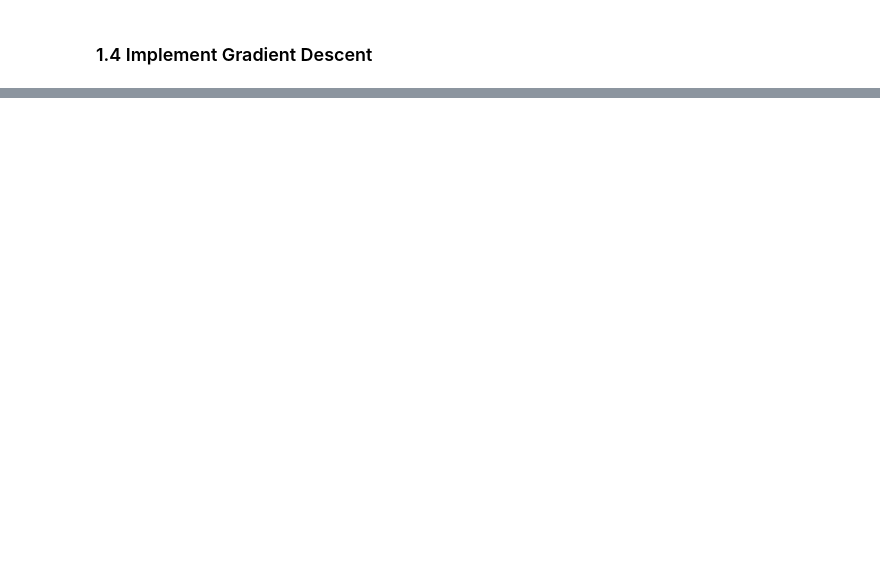
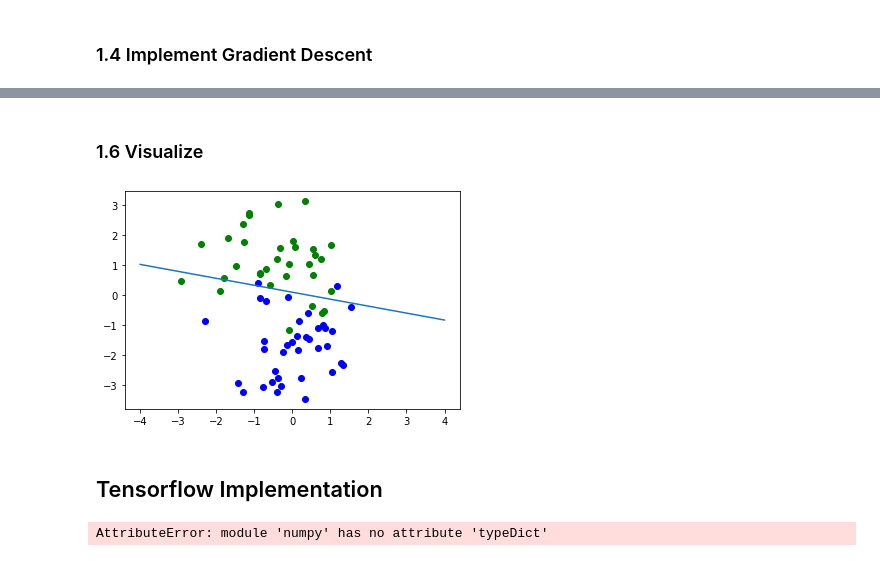
Before and after one commit to tanazgh/LA_Final_Project, a Jupyter notebook: Doc/LA_Final.ipynb, the cells around one changed output, grey strips where cells are left out. Drawn from its saved outputs; the diff is of its cells as text; code cells hidden in the pictures; blank space fills up the shorter version.

```diff
--- a/Doc/LA_Final.ipynb
+++ b/Doc/LA_Final.ipynb
@@ -99,7 +99,7 @@ def compute_dC_db_numeric(w,b, data, epsilon=1e-7):
 # y = raw_data['y']
 data = (X,Y)
 
-w = np.random.randn(5,1)
+w = np.random.randn(X.shape[0],1)
 b = np.random.randn(1)
 
 dC_dw = compute_dC_dw(w,b, data)
@@ -127,10 +127,10 @@ print(relative_error_b)
 # %% [markdown]
 ### 1.4 Implement Gradient Descent
 # %%
-lamda = 0.01
+lamda = 0.009
 thrsh = 0.1
 
-w = np.zeros((5, 1))
+w = np.zeros((X.shape[0], 1))
 b = 0
 
 while True:
@@ -162,0 +167,29 @@ while True:
+# %% [markdown]
+### 1.6 Visualize
+# %%
+x_list = np.linspace(-4, 4, 100)
+y_list = (w[0][0]*x_list + b)/(-w[1][0])
+Y_prim = Y.reshape(X.shape[1])
+X_prim = X.T
+z = X_prim[Y_prim == 1]
+plt.plot(z[:, 0], z[:, 1], 'bo')
+z = X_prim[Y_prim == 0]
+plt.plot(z[:, 0], z[:, 1], 'go')
+# z = X_prim[np.abs(Y_prediction - Y).reshape(70) == 1]
+# plt.plot(z[:, 0], z[:, 1], 'ro')
+plt.plot(x_list, y_list)
+plt.show()
+# %% [output]
+[figure, added]
+# %% [markdown]
+## Tensorflow Implementation
+# %%
+import tensorflow as tf
+
+Xt = tf.convert_to_tensor(X)
+Yt = tf.convert_to_tensor(Y)
+
+print(Xt)
+print(Yt)
+# %% [output]
+AttributeError: module 'numpy' has no attribute 'typeDict'
```
Also changed, not shown: parts of 6 cells of this notebook, 1 other file.
